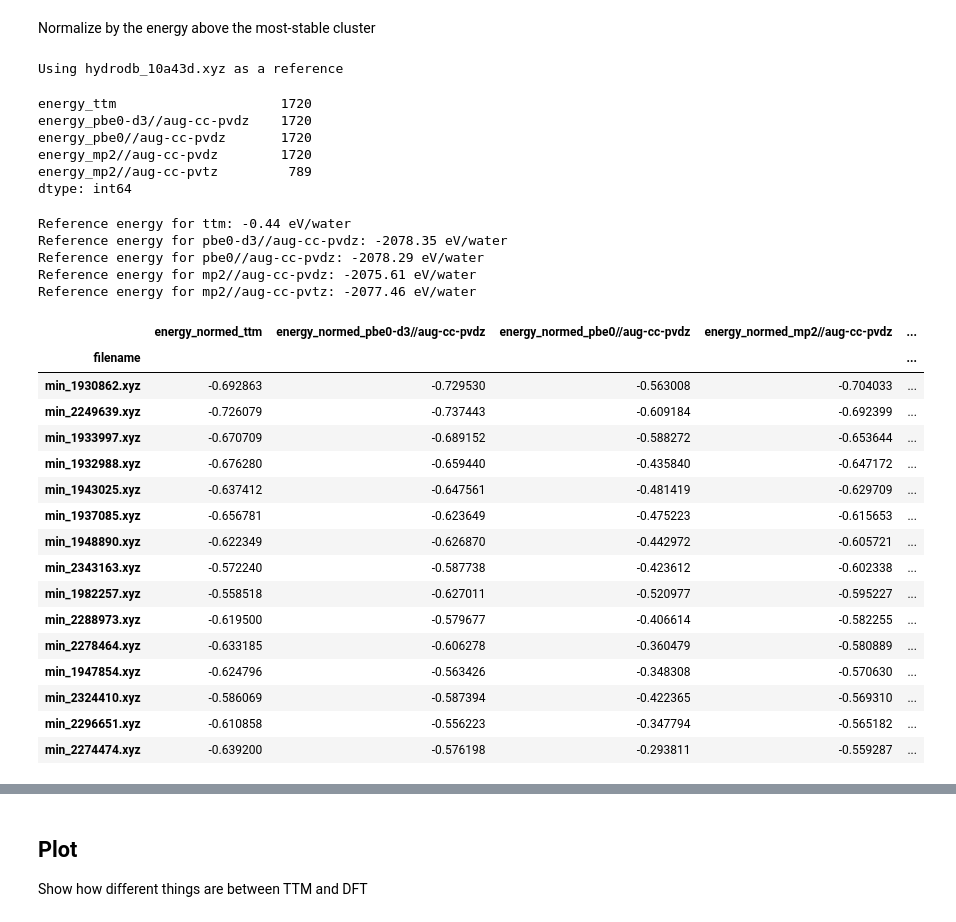
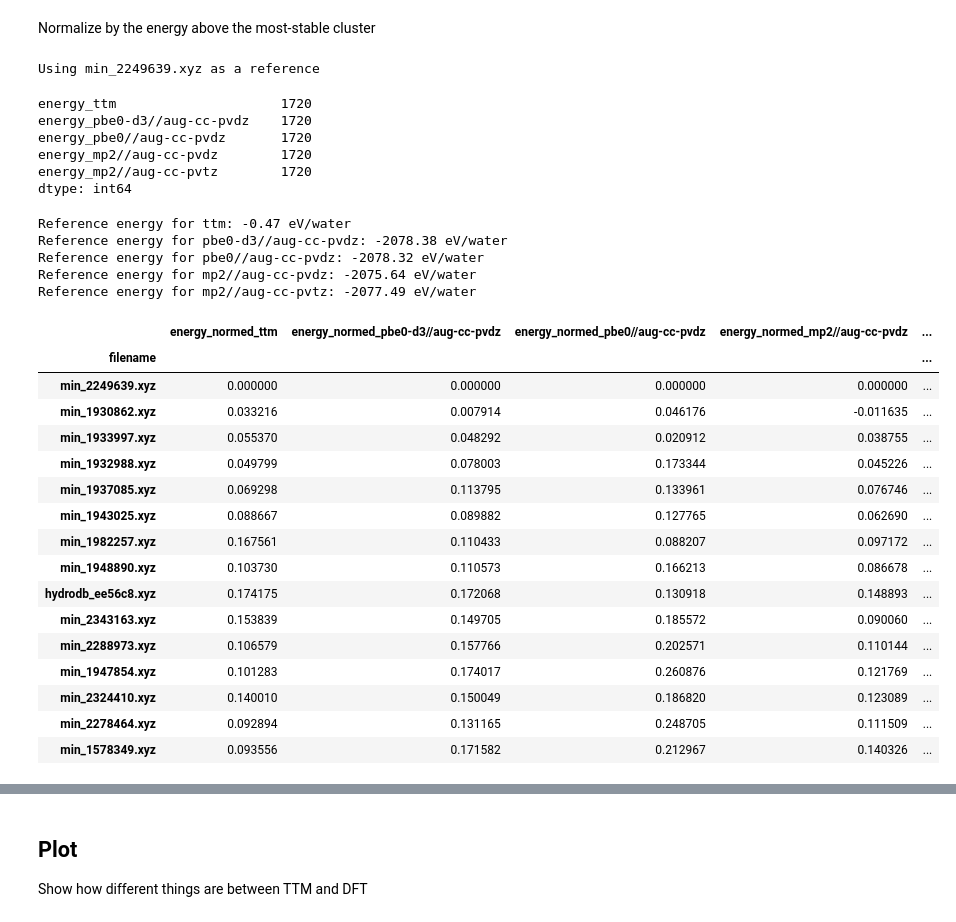
Before and after one commit to exalearn/fast-finetuned-forcefields, a Jupyter notebook: notebooks/hydronet/1_initial-database/compare-methods.ipynb, the cells around one changed output, grey strips where cells are left out. Drawn from its saved outputs; the diff is of its cells as text; code cells hidden in the pictures.

```diff
--- a/notebooks/hydronet/1_initial-database/compare-methods.ipynb
+++ b/notebooks/hydronet/1_initial-database/compare-methods.ipynb
@@ -41,12 +38,17 @@ def load_database_to_pandas(path: str, name: str) -> pd.DataFrame:
             xyz_fp = StringIO()
             simple_write_xyz(xyz_fp, [row.toatoms()])
 
+            nodes = row.get('num_nodes', 1)
             results[method].append({'filename': row['filename'],
                                     'xyz': xyz_fp.getvalue(),
                                     'n_waters': int(row.natoms // 3),
+                                    'source': row['filename'].split("_")[0],
                                     f'runtime_{method}': row['runtime'],
+                                    f'nodes_{method}': nodes,
+                                    f'cost_{method}': nodes * row['runtime'] / 3600,
                                     f'energy_{method}': row['energy'],
-                                    f'energy_per_water_{method}': row['energy'] / int(row.natoms) * 3})
+                                    f'energy_per_water_{method}': row['energy'] / int(row.natoms) * 3,
+                                    f'force_{method}': row.forces})
 
     # Turn them into dataframes
     data = pd.concat([
@@ -85,7 +77,7 @@ Normalize by the energy above the most-stable cluster
 lowest_energy = data['energy_per_water_mp2//aug-cc-pvtz'].idxmin()
 print(f'Using {lowest_energy} as a reference')
 # %% [output]
-Using hydrodb_10a43d.xyz as a reference
+Using min_2249639.xyz as a reference
 # %%
 names = [c[17:] for c in data.columns if c.startswith('energy_per_water')]
 # %%
@@ -95,7 +87,7 @@ energy_ttm                     1720
 energy_pbe0-d3//aug-cc-pvdz    1720
 energy_pbe0//aug-cc-pvdz       1720
 energy_mp2//aug-cc-pvdz        1720
-energy_mp2//aug-cc-pvtz         789
+energy_mp2//aug-cc-pvtz        1720
 dtype: int64
 # %%
 for name in names:
@@ -104,29 +96,29 @@ for name in names:
     data[f'energy_normed_{name}'] /= units.kcal / units.mol
     print(f'Reference energy for {name}: {ref_energy:.2f} eV/water')
 # %% [output]
-Reference energy for ttm: -0.44 eV/water
-Reference energy for pbe0-d3//aug-cc-pvdz: -2078.35 eV/water
-Reference energy for pbe0//aug-cc-pvdz: -2078.29 eV/water
-Reference energy for mp2//aug-cc-pvdz: -2075.61 eV/water
-Reference energy for mp2//aug-cc-pvtz: -2077.46 eV/water
+Reference energy for ttm: -0.47 eV/water
+Reference energy for pbe0-d3//aug-cc-pvdz: -2078.38 eV/water
+Reference energy for pbe0//aug-cc-pvdz: -2078.32 eV/water
+Reference energy for mp2//aug-cc-pvdz: -2075.64 eV/water
+Reference energy for mp2//aug-cc-pvtz: -2077.49 eV/water
 # %%
-data[[c for c in data.columns if 'normed' in c]].sort_values('energy_normed_mp2//aug-cc-pvdz').head(15)
+data[[c for c in data.columns if 'normed' in c]].sort_values('energy_normed_mp2//aug-cc-pvtz').head(15)
 # %% [output]
 |  | energy_normed_ttm | energy_normed_pbe0-d3//aug-cc-pvdz | energy_normed_pbe0//aug-cc-pvdz | energy_normed_mp2//aug-cc-pvdz | ... |
 | filename |  |  |  |  | ... |
-| min_1930862.xyz | -0.692863 | -0.729530 | -0.563008 | -0.704033 | ... |
-| min_2249639.xyz | -0.726079 | -0.737443 | -0.609184 | -0.692399 | ... |
-| min_1933997.xyz | -0.670709 | -0.689152 | -0.588272 | -0.653644 | ... |
-| min_1932988.xyz | -0.676280 | -0.659440 | -0.435840 | -0.647172 | ... |
-| min_1943025.xyz | -0.637412 | -0.647561 | -0.481419 | -0.629709 | ... |
-| min_1937085.xyz | -0.656781 | -0.623649 | -0.475223 | -0.615653 | ... |
-| min_1948890.xyz | -0.622349 | -0.626870 | -0.442972 | -0.605721 | ... |
-| min_2343163.xyz | -0.572240 | -0.587738 | -0.423612 | -0.602338 | ... |
-| min_1982257.xyz | -0.558518 | -0.627011 | -0.520977 | -0.595227 | ... |
-| min_2288973.xyz | -0.619500 | -0.579677 | -0.406614 | -0.582255 | ... |
-| min_2278464.xyz | -0.633185 | -0.606278 | -0.360479 | -0.580889 | ... |
-| min_1947854.xyz | -0.624796 | -0.563426 | -0.348308 | -0.570630 | ... |
-| min_2324410.xyz | -0.586069 | -0.587394 | -0.422365 | -0.569310 | ... |
-| min_2296651.xyz | -0.610858 | -0.556223 | -0.347794 | -0.565182 | ... |
-| min_2274474.xyz | -0.639200 | -0.576198 | -0.293811 | -0.559287 | ... |
+| min_2249639.xyz | 0.000000 | 0.000000 | 0.000000 | 0.000000 | ... |
+| min_1930862.xyz | 0.033216 | 0.007914 | 0.046176 | -0.011635 | ... |
+| min_1933997.xyz | 0.055370 | 0.048292 | 0.020912 | 0.038755 | ... |
+| min_1932988.xyz | 0.049799 | 0.078003 | 0.173344 | 0.045226 | ... |
+| min_1937085.xyz | 0.069298 | 0.113795 | 0.133961 | 0.076746 | ... |
+| min_1943025.xyz | 0.088667 | 0.089882 | 0.127765 | 0.062690 | ... |
+| min_1982257.xyz | 0.167561 | 0.110433 | 0.088207 | 0.097172 | ... |
+| min_1948890.xyz | 0.103730 | 0.110573 | 0.166213 | 0.086678 | ... |
+| hydrodb_ee56c8.xyz | 0.174175 | 0.172068 | 0.130918 | 0.148893 | ... |
+| min_2343163.xyz | 0.153839 | 0.149705 | 0.185572 | 0.090060 | ... |
+| min_2288973.xyz | 0.106579 | 0.157766 | 0.202571 | 0.110144 | ... |
+| min_1947854.xyz | 0.101283 | 0.174017 | 0.260876 | 0.121769 | ... |
+| min_2324410.xyz | 0.140010 | 0.150049 | 0.186820 | 0.123089 | ... |
+| min_2278464.xyz | 0.092894 | 0.131165 | 0.248705 | 0.111509 | ... |
+| min_1578349.xyz | 0.093556 | 0.171582 | 0.212967 | 0.140326 | ... |
 # %%
```
Also changed, not shown: parts of 9 cells of this notebook, 1 other file.
